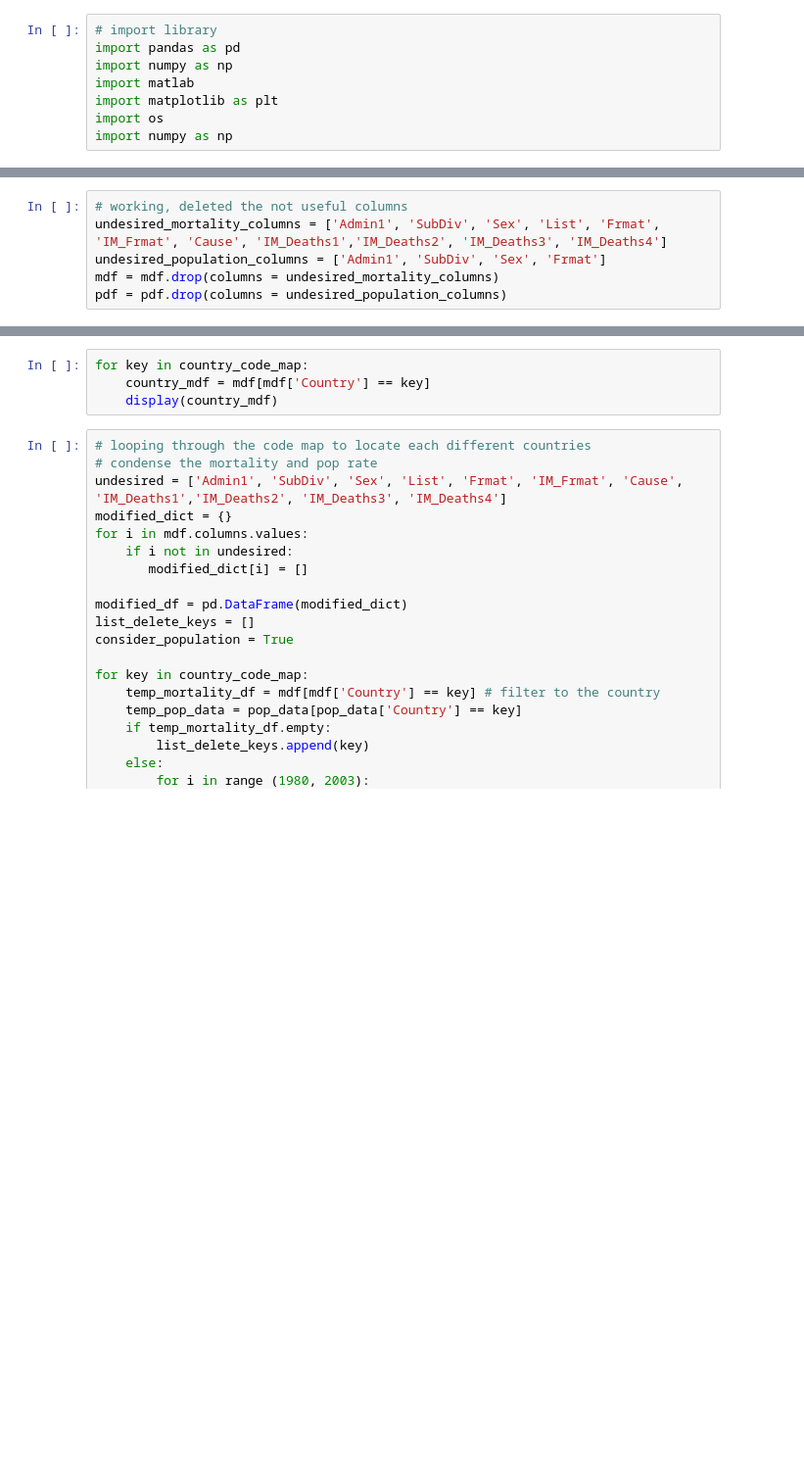
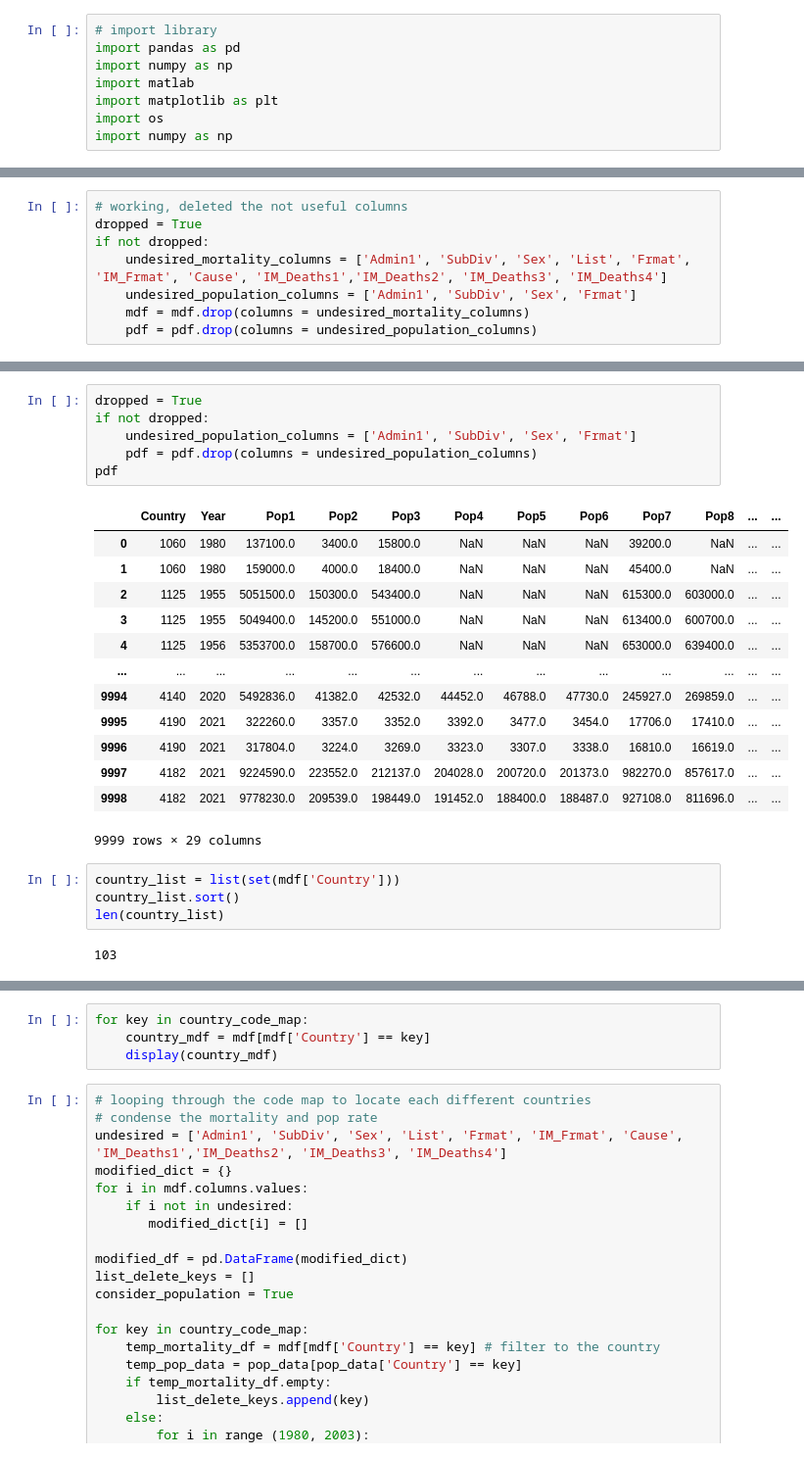
Before and after one commit to Voluptatemn/Population2023, a Jupyter notebook: Analysis.ipynb, the cells around one changed output, grey strips where cells are left out. Shown at 98% size. Cells and saved outputs as stored; diff of their text form; blank space fills up the shorter version.

```diff
--- a/Analysis.ipynb
+++ b/Analysis.ipynb
@@ -45,9 +51,11 @@ for index, rows in country_code.iterrows():
     country_code_map[rows['country']] = rows['name']
 # %%
 # working, deleted the not useful columns
-undesired_mortality_columns = ['Admin1', 'SubDiv', 'Sex', 'List', 'Frmat', 'IM_Frmat', 'Cause', 'IM_Deaths1','IM_Deaths2', 'IM_Deaths3', 'IM_Deaths4']
-undesired_population_columns = ['Admin1', 'SubDiv', 'Sex', 'Frmat']
-mdf = mdf.drop(columns = undesired_mortality_columns)
-pdf = pdf.drop(columns = undesired_population_columns)
+dropped = True
+if not dropped:
+    undesired_mortality_columns = ['Admin1', 'SubDiv', 'Sex', 'List', 'Frmat', 'IM_Frmat', 'Cause', 'IM_Deaths1','IM_Deaths2', 'IM_Deaths3', 'IM_Deaths4']
+    undesired_population_columns = ['Admin1', 'SubDiv', 'Sex', 'Frmat']
+    mdf = mdf.drop(columns = undesired_mortality_columns)
+    pdf = pdf.drop(columns = undesired_population_columns)
 # %%
 # needs to swap out the nah columns into averages
@@ -125,0 +140,26 @@ mdf
+# %%
+dropped = True
+if not dropped:
+    undesired_population_columns = ['Admin1', 'SubDiv', 'Sex', 'Frmat']
+    pdf = pdf.drop(columns = undesired_population_columns)
+pdf
+# %% [output]
+|  | Country | Year | Pop1 | Pop2 | Pop3 | Pop4 | Pop5 | Pop6 | Pop7 | Pop8 | ... | ... |
+| 0 | 1060 | 1980 | 137100.0 | 3400.0 | 15800.0 | NaN | NaN | NaN | 39200.0 | NaN | ... | ... |
+| 1 | 1060 | 1980 | 159000.0 | 4000.0 | 18400.0 | NaN | NaN | NaN | 45400.0 | NaN | ... | ... |
+| 2 | 1125 | 1955 | 5051500.0 | 150300.0 | 543400.0 | NaN | NaN | NaN | 615300.0 | 603000.0 | ... | ... |
+| 3 | 1125 | 1955 | 5049400.0 | 145200.0 | 551000.0 | NaN | NaN | NaN | 613400.0 | 600700.0 | ... | ... |
+| 4 | 1125 | 1956 | 5353700.0 | 158700.0 | 576600.0 | NaN | NaN | NaN | 653000.0 | 639400.0 | ... | ... |
+| ... | ... | ... | ... | ... | ... | ... | ... | ... | ... | ... | ... | ... |
+| 9994 | 4140 | 2020 | 5492836.0 | 41382.0 | 42532.0 | 44452.0 | 46788.0 | 47730.0 | 245927.0 | 269859.0 | ... | ... |
+| 9995 | 4190 | 2021 | 322260.0 | 3357.0 | 3352.0 | 3392.0 | 3477.0 | 3454.0 | 17706.0 | 17410.0 | ... | ... |
+| 9996 | 4190 | 2021 | 317804.0 | 3224.0 | 3269.0 | 3323.0 | 3307.0 | 3338.0 | 16810.0 | 16619.0 | ... | ... |
+| 9997 | 4182 | 2021 | 9224590.0 | 223552.0 | 212137.0 | 204028.0 | 200720.0 | 201373.0 | 982270.0 | 857617.0 | ... | ... |
+| 9998 | 4182 | 2021 | 9778230.0 | 209539.0 | 198449.0 | 191452.0 | 188400.0 | 188487.0 | 927108.0 | 811696.0 | ... | ... |
+9999 rows × 29 columns
+# %%
+country_list = list(set(mdf['Country']))
+country_list.sort()
+len(country_list)
+# %% [output]
+103
```
Also changed, not shown: parts of 11 cells of this notebook.
